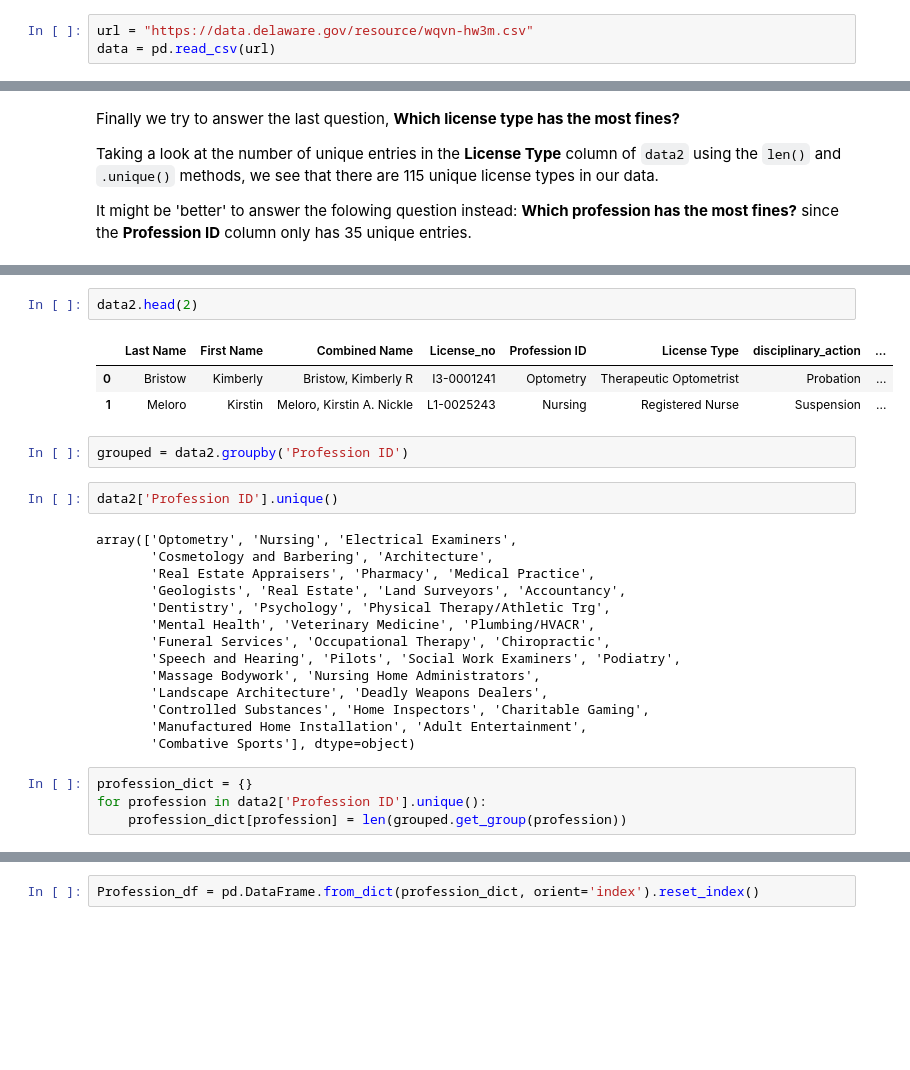
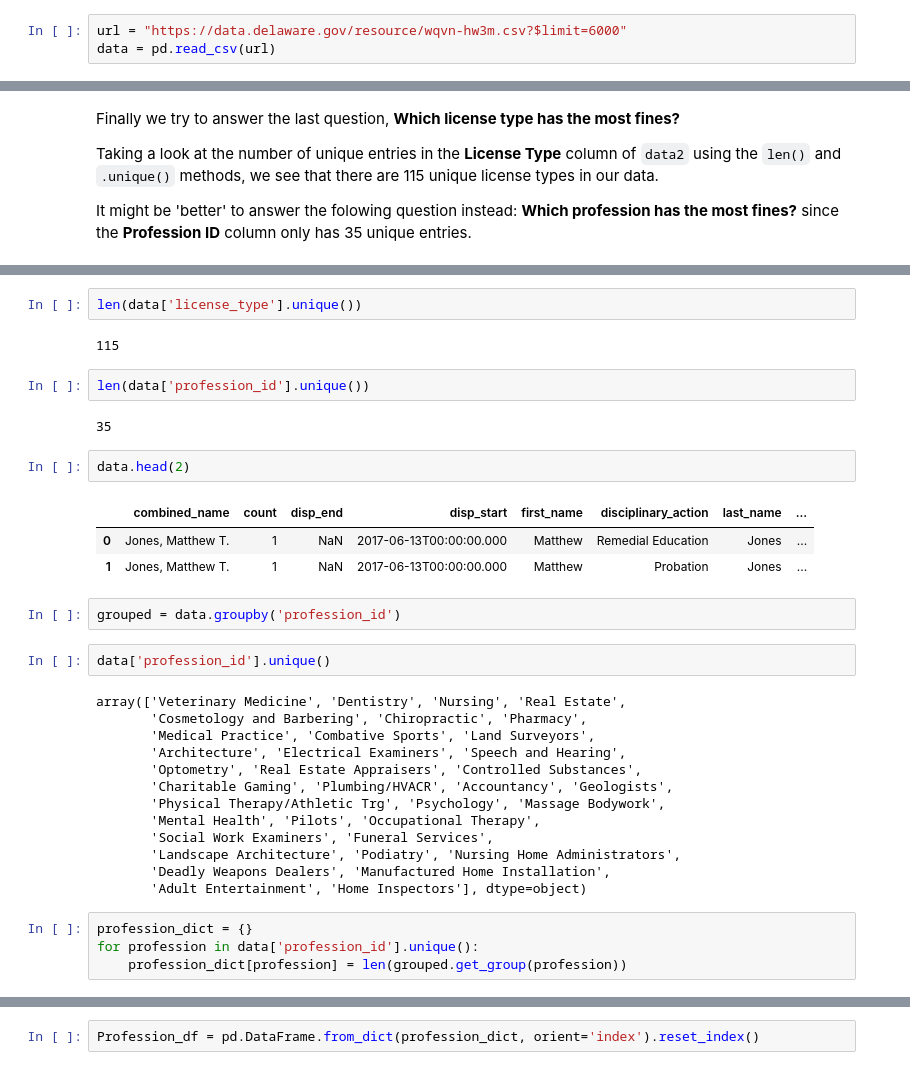
Before and after one commit to seyeadekanye/Disciplinary-Action-ODD, a Jupyter notebook: Disciplinary Action.ipynb, the cells around one changed output, grey strips where cells are left out. Cells and saved outputs as stored; diff of their text form; blank space fills up the shorter version.

```diff
--- a/Disciplinary Action.ipynb
+++ b/Disciplinary Action.ipynb
@@ -22,5 +22,5 @@ sns.set()
 
 %matplotlib notebook
 # %%
-url = "https://data.delaware.gov/resource/wqvn-hw3m.csv"
+url = "https://data.delaware.gov/resource/wqvn-hw3m.csv?$limit=6000"
 data = pd.read_csv(url)
@@ -252,30 +236,37 @@ len(data2['Profession ID'].unique())
+# %%
+len(data['license_type'].unique())
+# %% [output]
+115
+# %%
+len(data['profession_id'].unique())
+# %% [output]
+35
 # %%
-data2.head(2)
+data.head(2)
 # %% [output]
-|  | Last Name | First Name | Combined Name | License_no | Profession ID | License Type | disciplinary_action | ... |
-| 0 | Bristow | Kimberly | Bristow, Kimberly R | I3-0001241 | Optometry | Therapeutic Optometrist | Probation | ... |
-| 1 | Meloro | Kirstin | Meloro, Kirstin A. Nickle | L1-0025243 | Nursing | Registered Nurse | Suspension | ... |
+|  | combined_name | count | disp_end | disp_start | first_name | disciplinary_action | last_name | ... |
+| 0 | Jones, Matthew T. | 1 | NaN | 2017-06-13T00:00:00.000 | Matthew | Remedial Education | Jones | ... |
+| 1 | Jones, Matthew T. | 1 | NaN | 2017-06-13T00:00:00.000 | Matthew | Probation | Jones | ... |
-# %%
-grouped = data2.groupby('Profession ID')
-# %%
-data2['Profession ID'].unique()
-# %% [output]
-array(['Optometry', 'Nursing', 'Electrical Examiners',
-       'Cosmetology and Barbering', 'Architecture',
-       'Real Estate Appraisers', 'Pharmacy', 'Medical Practice',
-       'Geologists', 'Real Estate', 'Land Surveyors', 'Accountancy',
-       'Dentistry', 'Psychology', 'Physical Therapy/Athletic Trg',
-       'Mental Health', 'Veterinary Medicine', 'Plumbing/HVACR',
-       'Funeral Services', 'Occupational Therapy', 'Chiropractic',
-       'Speech and Hearing', 'Pilots', 'Social Work Examiners', 'Podiatry',
-       'Massage Bodywork', 'Nursing Home Administrators',
-       'Landscape Architecture', 'Deadly Weapons Dealers',
-       'Controlled Substances', 'Home Inspectors', 'Charitable Gaming',
-       'Manufactured Home Installation', 'Adult Entertainment',
-       'Combative Sports'], dtype=object)
+# %%
+grouped = data.groupby('profession_id')
+# %%
+data['profession_id'].unique()
+# %% [output]
+array(['Veterinary Medicine', 'Dentistry', 'Nursing', 'Real Estate',
+       'Cosmetology and Barbering', 'Chiropractic', 'Pharmacy',
+       'Medical Practice', 'Combative Sports', 'Land Surveyors',
+       'Architecture', 'Electrical Examiners', 'Speech and Hearing',
+       'Optometry', 'Real Estate Appraisers', 'Controlled Substances',
+       'Charitable Gaming', 'Plumbing/HVACR', 'Accountancy', 'Geologists',
+       'Physical Therapy/Athletic Trg', 'Psychology', 'Massage Bodywork',
+       'Mental Health', 'Pilots', 'Occupational Therapy',
+       'Social Work Examiners', 'Funeral Services',
+       'Landscape Architecture', 'Podiatry', 'Nursing Home Administrators',
+       'Deadly Weapons Dealers', 'Manufactured Home Installation',
+       'Adult Entertainment', 'Home Inspectors'], dtype=object)
 # %%
 profession_dict = {}
-for profession in data2['Profession ID'].unique():
+for profession in data['profession_id'].unique():
     profession_dict[profession] = len(grouped.get_group(profession))
 # %%
 profession_dict
```
Also changed, not shown: parts of 24 cells of this notebook.
